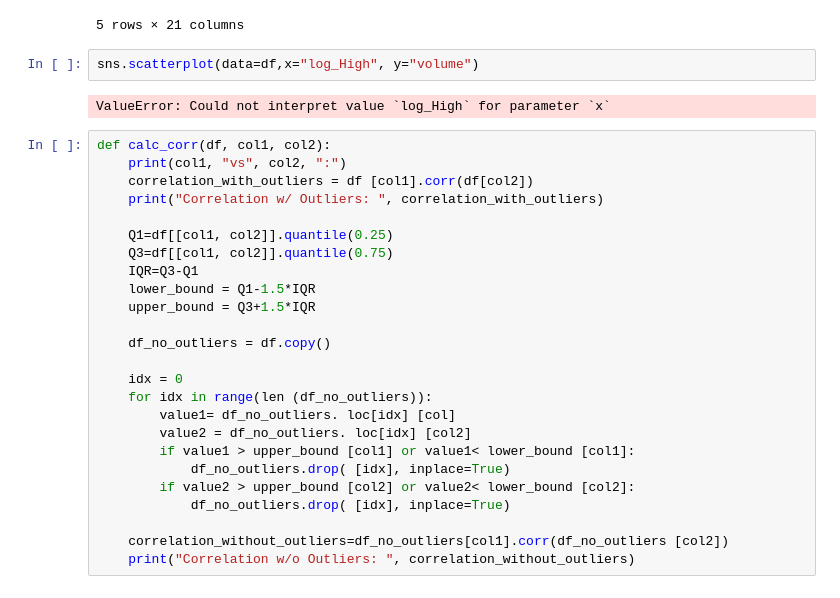
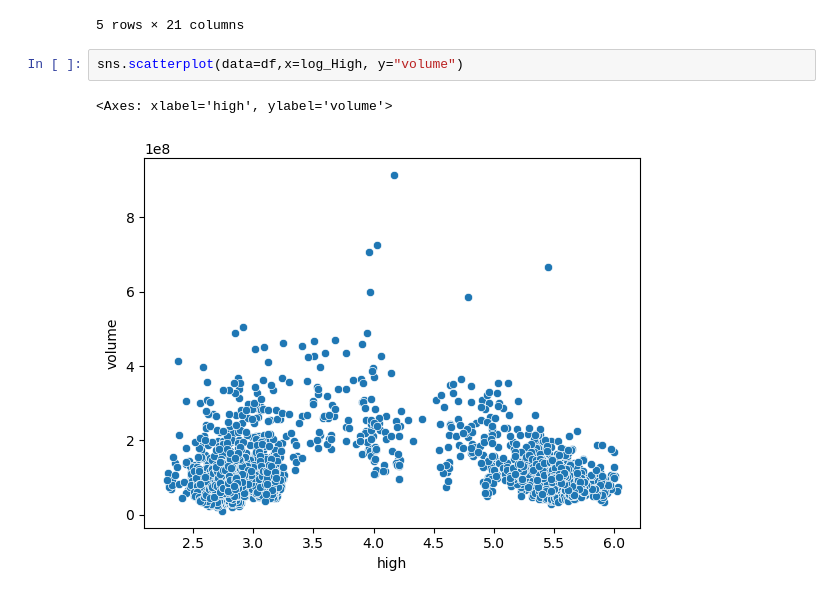
Before and after one commit to Asiandra/Artificial_Intelligence, a Jupyter notebook: Semester 1/Stocks/Tesla Stocks.ipynb, the cells around one changed output. Drawn from its saved outputs; the diff is of its cells as text.

```diff
--- a/Semester 1/Stocks/Tesla Stocks.ipynb
+++ b/Semester 1/Stocks/Tesla Stocks.ipynb
@@ -51,32 +82,8 @@ df.head()
 | 3 | 2014-01-07 | 9.841333 | 10.026667 | 9.683333 | 9.957333 | 75511500 | 53.263037 | 53.406750 | -84.784651 | -20.779431 | ... | ... |
 | 4 | 2014-01-08 | 9.923333 | 10.246667 | 9.917333 | 10.085333 | 92448000 | 58.368660 | 55.423026 | 60.799662 | 43.570559 | ... | ... |
 5 rows × 21 columns
-# %%
-sns.scatterplot(data=df,x="log_High", y="volume")
-# %% [output]
-ValueError: Could not interpret value `log_High` for parameter `x`
-# %%
-def calc_corr(df, col1, col2):
-    print(col1, "vs", col2, ":")
-    correlation_with_outliers = df [col1].corr(df[col2])
-    print("Correlation w/ Outliers: ", correlation_with_outliers)
-
-    Q1=df[[col1, col2]].quantile(0.25)
-    Q3=df[[col1, col2]].quantile(0.75)
-    IQR=Q3-Q1
-    lower_bound = Q1-1.5*IQR
-    upper_bound = Q3+1.5*IQR
-
-    df_no_outliers = df.copy()
-
-    idx = 0
-    for idx in range(len (df_no_outliers)):
-        value1= df_no_outliers. loc[idx] [col]
-        value2 = df_no_outliers. loc[idx] [col2]
-        if value1 > upper_bound [col1] or value1< lower_bound [col1]:
-            df_no_outliers.drop( [idx], inplace=True)
-        if value2 > upper_bound [col2] or value2< lower_bound [col2]:
-            df_no_outliers.drop( [idx], inplace=True)
-
-    correlation_without_outliers=df_no_outliers[col1].corr(df_no_outliers [col2])
-    print("Correlation w/o Outliers: ", correlation_without_outliers)
+# %%
+sns.scatterplot(data=df,x=log_High, y="volume")
+# %% [output]
+<Axes: xlabel='high', ylabel='volume'>
+[figure, added]
```
Also changed, not shown: parts of 5 cells of this notebook.
